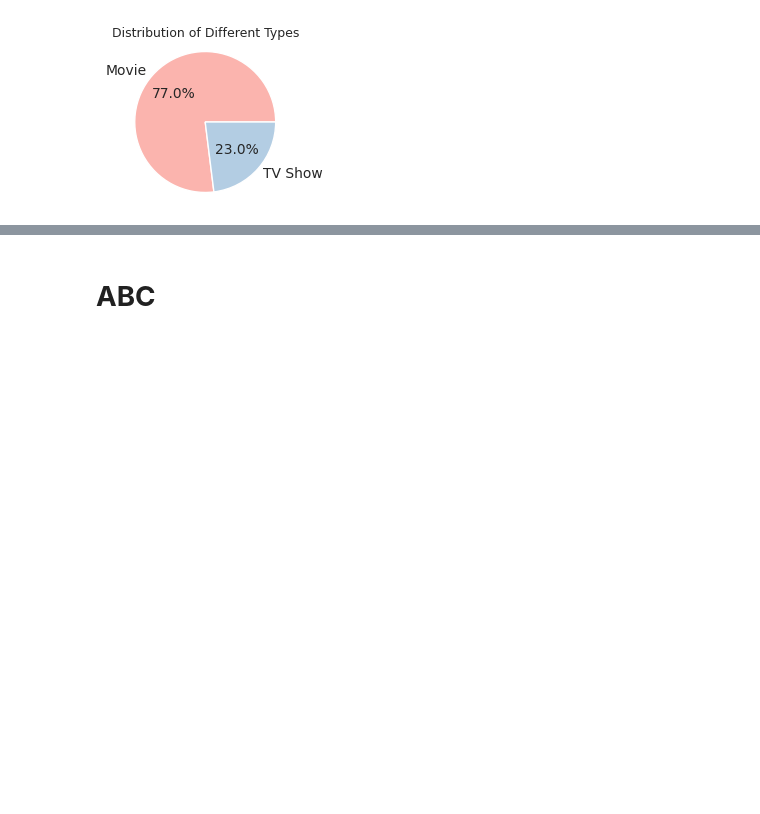
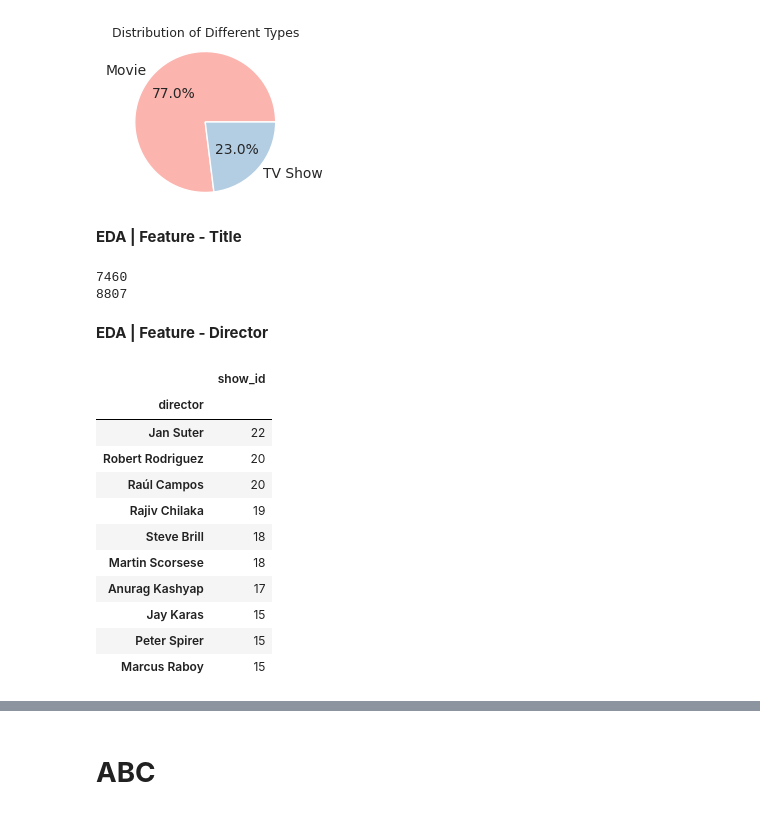
Before and after one commit to DSabarish/netflix_data_analysis, a Jupyter notebook: Netflix_15.ipynb, the cells around one changed output, grey strips where cells are left out. Saved outputs shown, nothing was run; the diff lists cells and outputs as text; code cells hidden in the pictures; blank space fills up the shorter version.

```diff
--- a/Netflix_15.ipynb
+++ b/Netflix_15.ipynb
@@ -678,3 +692,38 @@ Movie      140575
 TV Show     42063
 Name: count, dtype: int64
 [figure]
+# %% [markdown]
+**EDA | Feature - Title**
+# %%
+# Unique values in title
+print(data['title'].nunique())
+print(len(df))
+# %% [output]
+7460
+8807
+# %% [markdown]
+**EDA | Feature - Director**
+# %%
+# Most Productive Director
+
+agg_para = {"show_id": "nunique"}
+top_10_movie__director_count = (movie_df
+                                .groupby(["director"])
+                                .agg(agg_para)
+                                .sort_values(by="show_id", ascending=False)
+                                )[:10]
+
+top_10_movie__director_count
+# %% [output]
+|  | show_id |
+| director |  |
+| Jan Suter | 22 |
+| Robert Rodriguez | 20 |
+| Raúl Campos | 20 |
+| Rajiv Chilaka | 19 |
+| Steve Brill | 18 |
+| Martin Scorsese | 18 |
+| Anurag Kashyap | 17 |
+| Jay Karas | 15 |
+| Peter Spirer | 15 |
+| Marcus Raboy | 15 |
```
Also changed, not shown: parts of 9 cells of this notebook.
